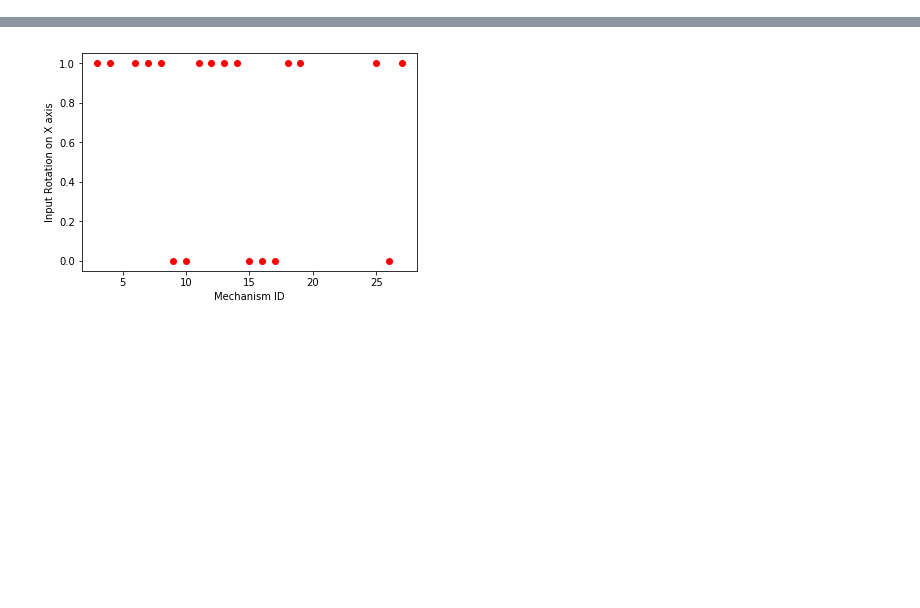
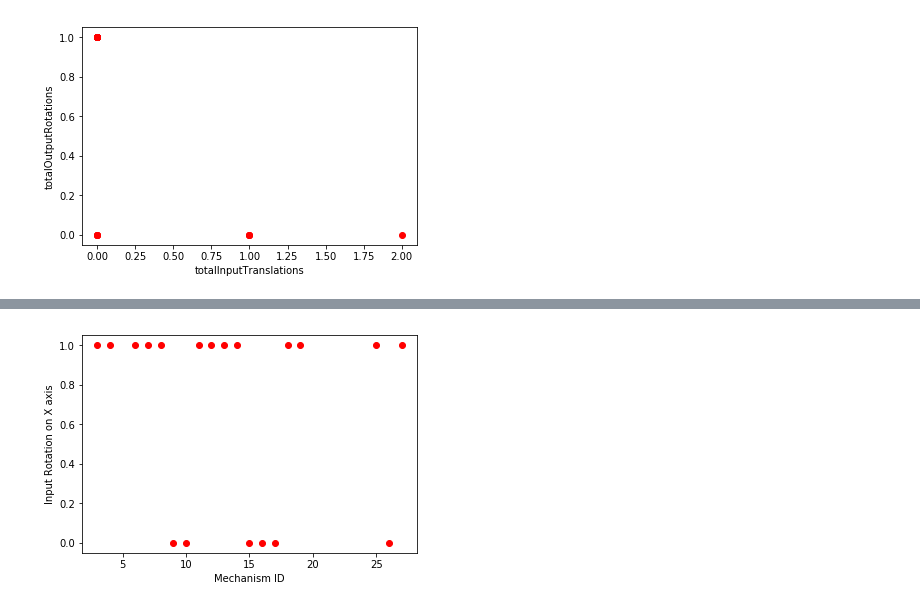
Before and after one commit to janetzki/Mechanism-Browser, a Jupyter notebook: exploration/visualization_experiment.ipynb, the cells around one changed output, grey strips where cells are left out. Saved outputs shown, nothing was run; the diff lists cells and outputs as text; code cells hidden in the pictures; blank space fills up the shorter version.

```diff
--- a/exploration/visualization_experiment.ipynb
+++ b/exploration/visualization_experiment.ipynb
@@ -35,0 +43,9 @@ outputs = outputRotations + outputTranslations
+# %%
+totalInputTranslations = reduce((lambda x, y: x + y), inTrans)
+totalOutputRotations = reduce((lambda x, y: x + y), outRot)
+plt.plot(totalInputTranslations, totalOutputRotations, 'ro')
+plt.xlabel('totalInputTranslations')
+plt.ylabel('totalOutputRotations')
+plt.show()
+# %% [output]
+[figure, added]
```
Also changed, not shown: parts of 22 cells of this notebook.
